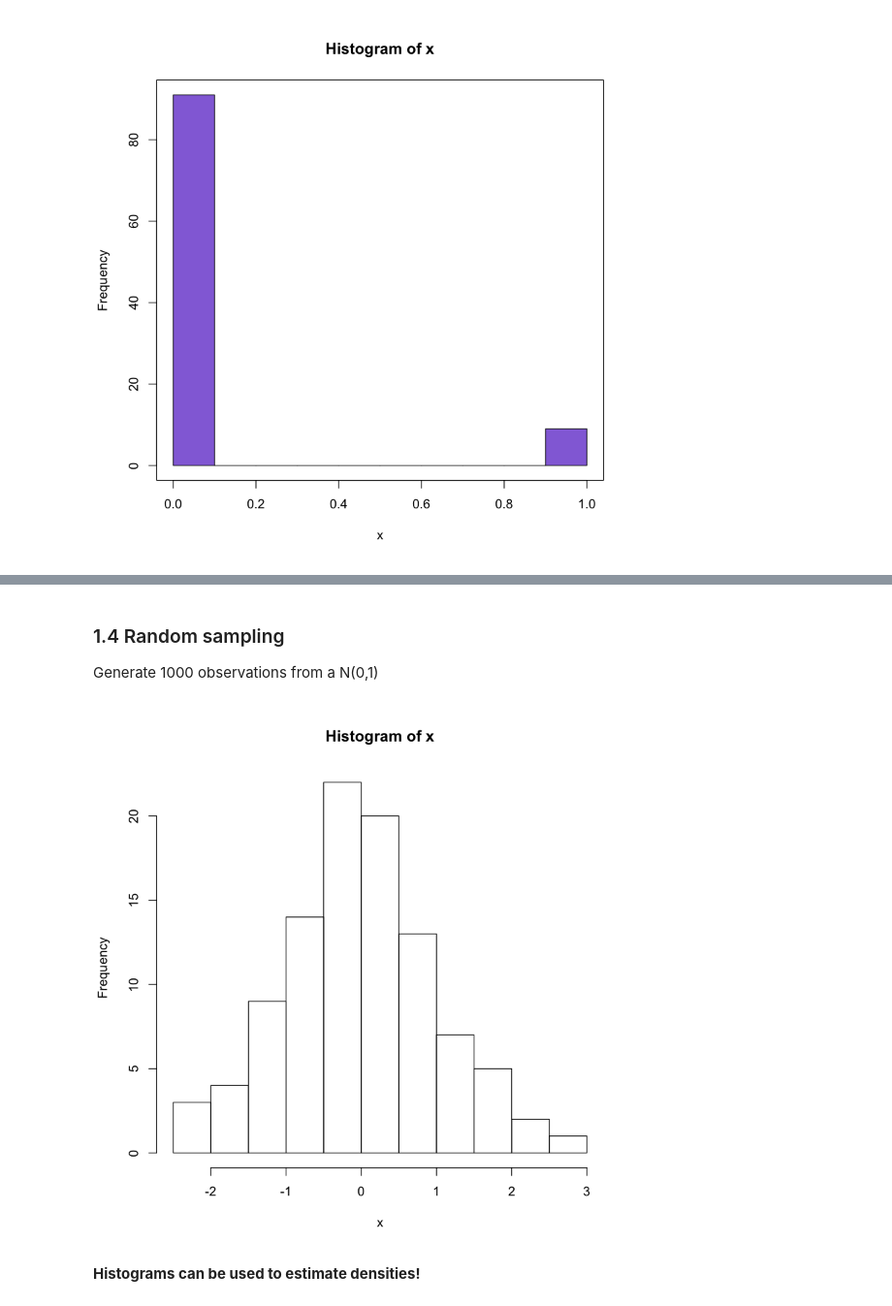
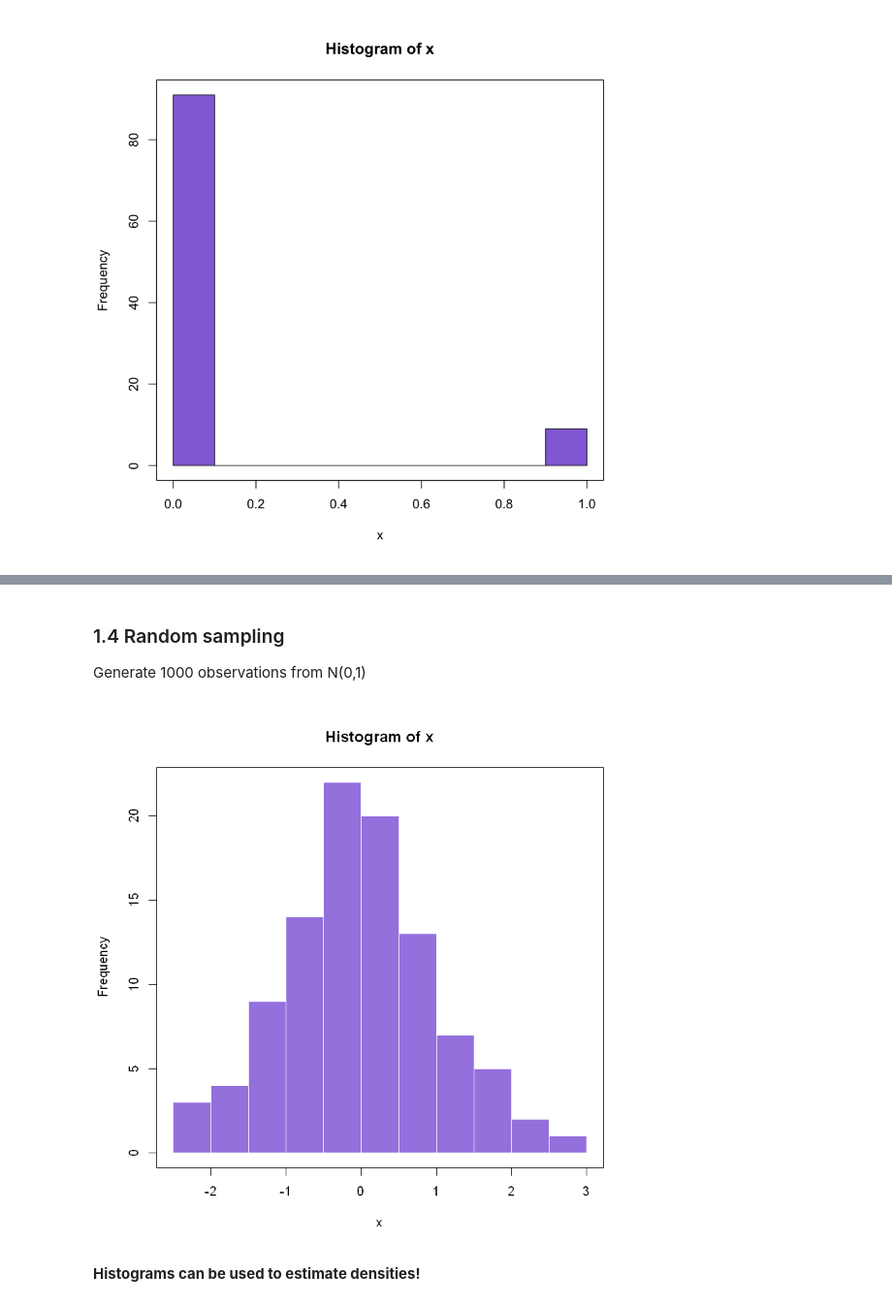
Before and after one commit to trallard/BAD_days, a Jupyter notebook: Day1/Notebook_version/Comments.ipynb, the cells around one changed output, grey strips where cells are left out. Shown: that part at 97% size. Saved outputs shown, nothing was run; the diff lists cells and outputs as text; code cells hidden in the pictures.

```diff
--- a/Day1/Notebook_version/Comments.ipynb
+++ b/Day1/Notebook_version/Comments.ipynb
@@ -51,12 +44,13 @@ abline(v=q90,col='slateblue',lwd=5)
 # %% [markdown]
 ### 1.4 Random sampling
 
-Generate 1000 observations from a N(0,1)
+Generate 1000 observations from N(0,1)
 # %%
 set.seed(100)
 x<-rnorm(100, mean=0, sd=1)
-hist(x)
+hist(x, col = 'mediumpurple', border = 'white')
+box()
 # %% [output]
-[figure, old version]
+[figure, new version]
 # %% [markdown]
 **Histograms can be used to estimate densities!**
```
Also changed, not shown: parts of 21 cells of this notebook.
